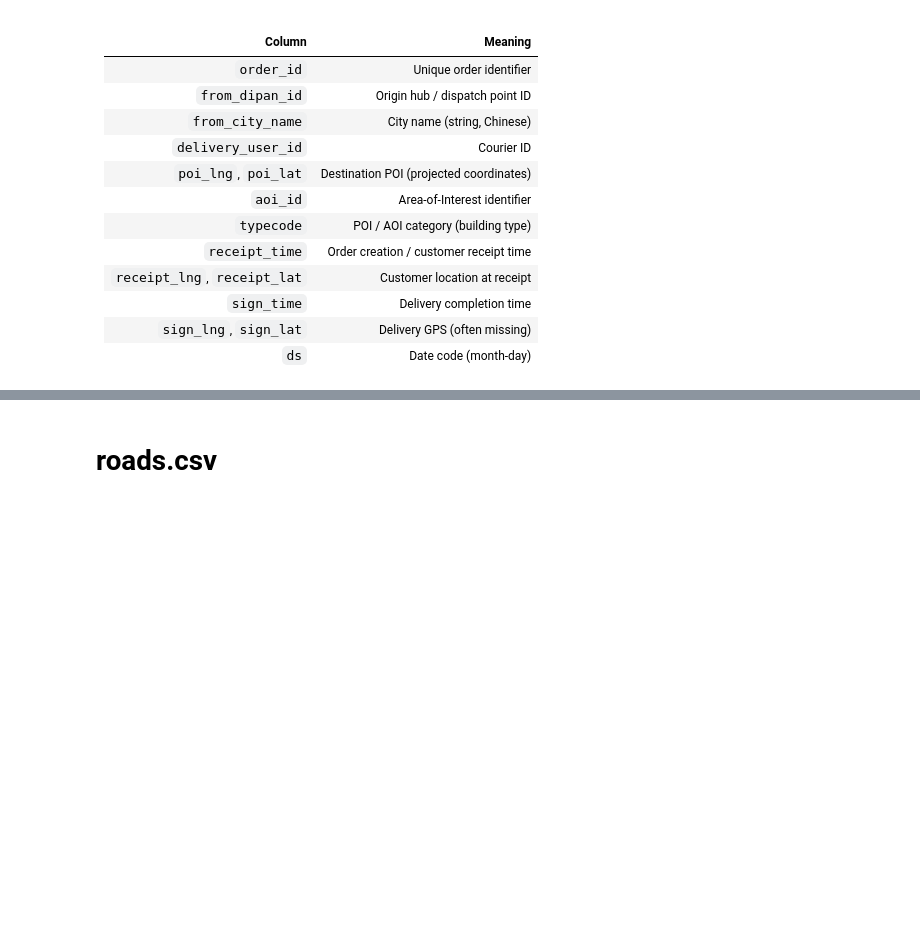
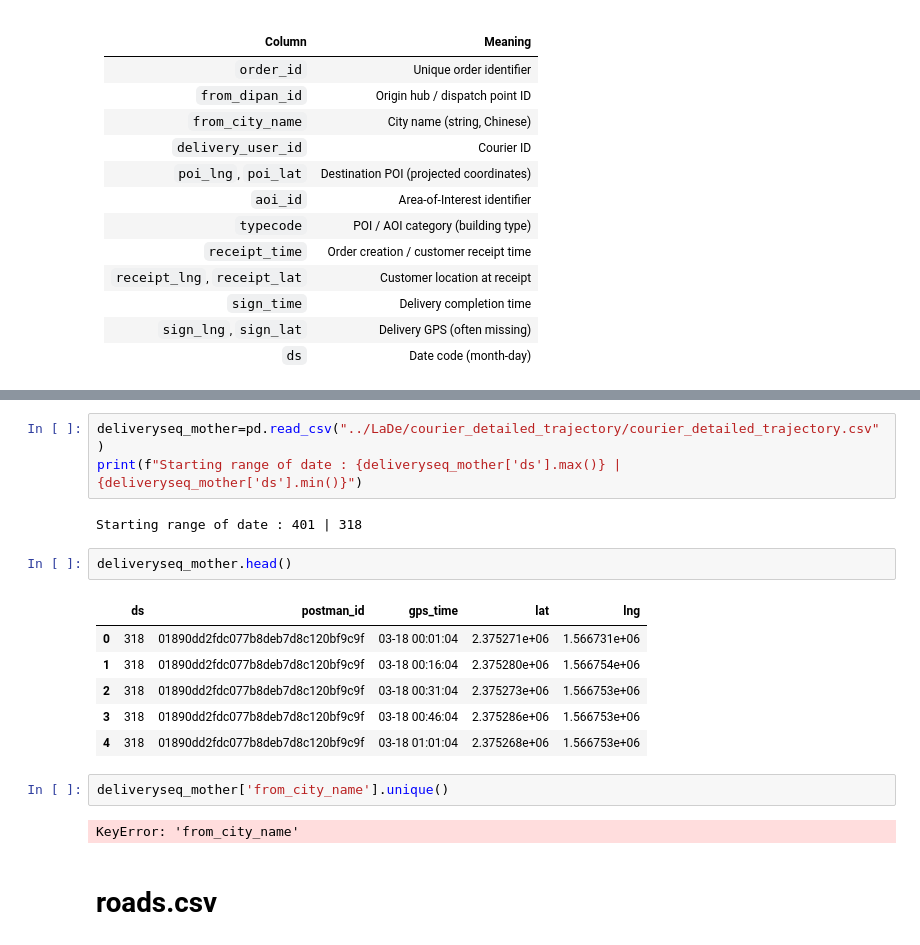
Before and after one commit to aymuos/starship, a Jupyter notebook: fundamental_EDA/exploring_ladeD.ipynb, the cells around one changed output, grey strips where cells are left out. Cells and saved outputs as stored; diff of their text form; blank space fills up the shorter version.

```diff
--- a/fundamental_EDA/exploring_ladeD.ipynb
+++ b/fundamental_EDA/exploring_ladeD.ipynb
@@ -142,3 +148,21 @@ d5c_df.head(7)
+# %%
+deliveryseq_mother=pd.read_csv("../LaDe/courier_detailed_trajectory/courier_detailed_trajectory.csv")
+print(f"Starting range of date : {deliveryseq_mother['ds'].max()} | {deliveryseq_mother['ds'].min()}")
+# %% [output]
+Starting range of date : 401 | 318
+# %%
+deliveryseq_mother.head()
+# %% [output]
+|  | ds | postman_id | gps_time | lat | lng |
+| 0 | 318 | 01890dd2fdc077b8deb7d8c120bf9c9f | 03-18 00:01:04 | 2.375271e+06 | 1.566731e+06 |
+| 1 | 318 | 01890dd2fdc077b8deb7d8c120bf9c9f | 03-18 00:16:04 | 2.375280e+06 | 1.566754e+06 |
+| 2 | 318 | 01890dd2fdc077b8deb7d8c120bf9c9f | 03-18 00:31:04 | 2.375273e+06 | 1.566753e+06 |
+| 3 | 318 | 01890dd2fdc077b8deb7d8c120bf9c9f | 03-18 00:46:04 | 2.375286e+06 | 1.566753e+06 |
+| 4 | 318 | 01890dd2fdc077b8deb7d8c120bf9c9f | 03-18 01:01:04 | 2.375268e+06 | 1.566753e+06 |
+# %%
+deliveryseq_mother['from_city_name'].unique()
+# %% [output]
+KeyError: 'from_city_name'
 # %% [markdown]
 # roads.csv
 # %%
```
Also changed, not shown: parts of 5 cells of this notebook, 6 other files.
